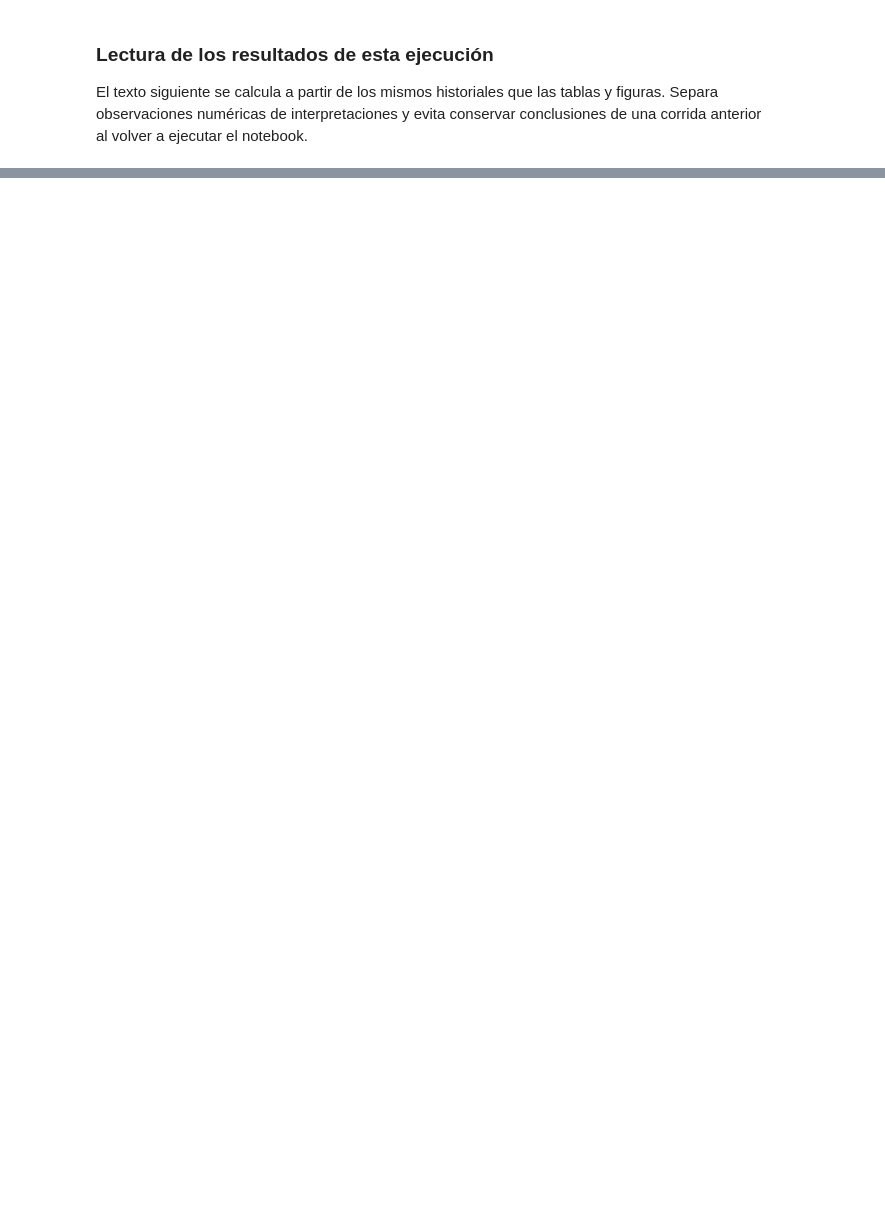
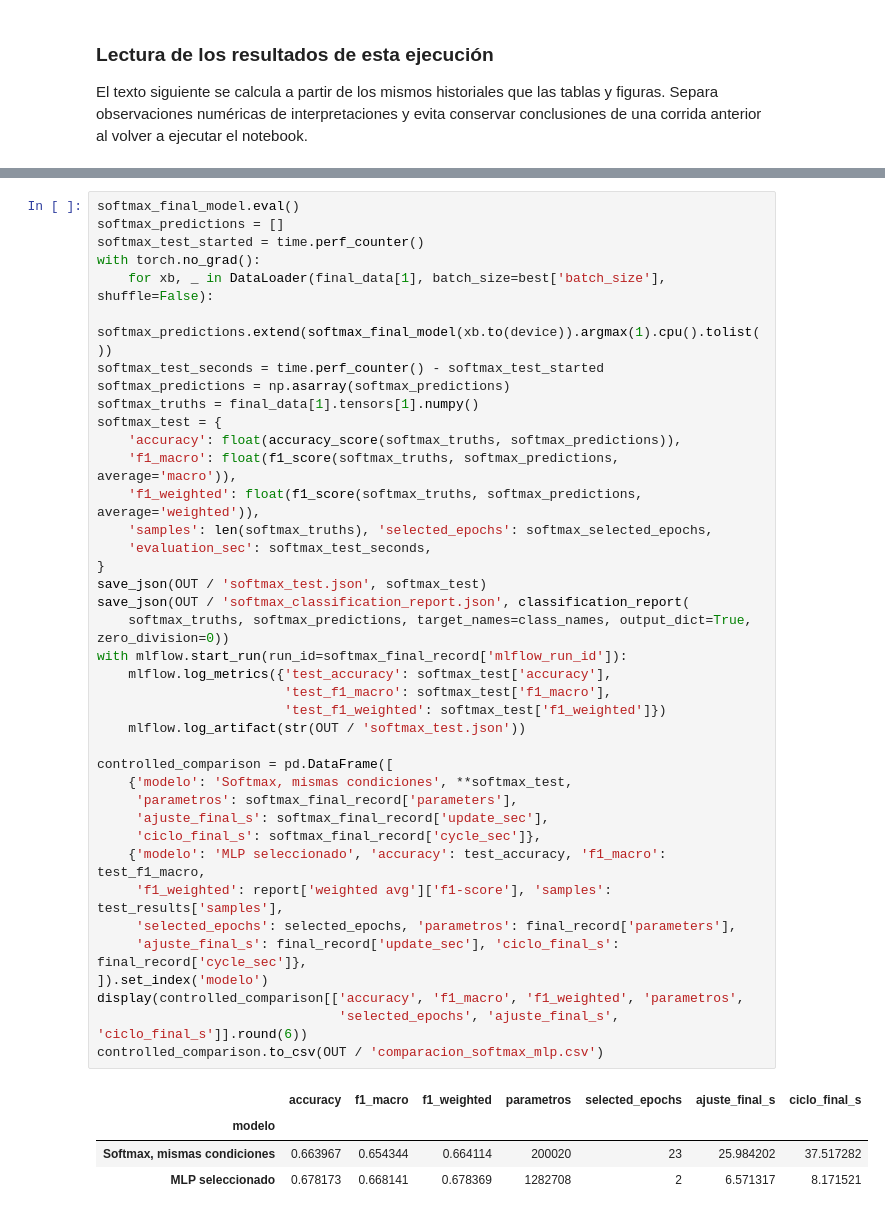
Before and after one commit to AlvaroGCh2020/TP_MLP_AlvaroGCh_61621, a Jupyter notebook: RESUELTO_MLP.ipynb, the cells around one changed output, grey strips where cells are left out. Drawn from its saved outputs; the diff is of its cells as text; blank space fills up the shorter version.

```diff
--- a/RESUELTO_MLP.ipynb
+++ b/RESUELTO_MLP.ipynb
@@ -1282,0 +1415,44 @@ display(Markdown(analysis_text))
+# %%
+softmax_final_model.eval()
+softmax_predictions = []
+softmax_test_started = time.perf_counter()
+with torch.no_grad():
+    for xb, _ in DataLoader(final_data[1], batch_size=best['batch_size'], shuffle=False):
+        softmax_predictions.extend(softmax_final_model(xb.to(device)).argmax(1).cpu().tolist())
+softmax_test_seconds = time.perf_counter() - softmax_test_started
+softmax_predictions = np.asarray(softmax_predictions)
+softmax_truths = final_data[1].tensors[1].numpy()
+softmax_test = {
+    'accuracy': float(accuracy_score(softmax_truths, softmax_predictions)),
+    'f1_macro': float(f1_score(softmax_truths, softmax_predictions, average='macro')),
+    'f1_weighted': float(f1_score(softmax_truths, softmax_predictions, average='weighted')),
+    'samples': len(softmax_truths), 'selected_epochs': softmax_selected_epochs,
+    'evaluation_sec': softmax_test_seconds,
+}
+save_json(OUT / 'softmax_test.json', softmax_test)
+save_json(OUT / 'softmax_classification_report.json', classification_report(
+    softmax_truths, softmax_predictions, target_names=class_names, output_dict=True, zero_division=0))
+with mlflow.start_run(run_id=softmax_final_record['mlflow_run_id']):
+    mlflow.log_metrics({'test_accuracy': softmax_test['accuracy'],
+                        'test_f1_macro': softmax_test['f1_macro'],
+                        'test_f1_weighted': softmax_test['f1_weighted']})
+    mlflow.log_artifact(str(OUT / 'softmax_test.json'))
+
+controlled_comparison = pd.DataFrame([
+    {'modelo': 'Softmax, mismas condiciones', **softmax_test,
+     'parametros': softmax_final_record['parameters'],
+     'ajuste_final_s': softmax_final_record['update_sec'],
+     'ciclo_final_s': softmax_final_record['cycle_sec']},
+    {'modelo': 'MLP seleccionado', 'accuracy': test_accuracy, 'f1_macro': test_f1_macro,
+     'f1_weighted': report['weighted avg']['f1-score'], 'samples': test_results['samples'],
+     'selected_epochs': selected_epochs, 'parametros': final_record['parameters'],
+     'ajuste_final_s': final_record['update_sec'], 'ciclo_final_s': final_record['cycle_sec']},
+]).set_index('modelo')
+display(controlled_comparison[['accuracy', 'f1_macro', 'f1_weighted', 'parametros',
+                               'selected_epochs', 'ajuste_final_s', 'ciclo_final_s']].round(6))
+controlled_comparison.to_csv(OUT / 'comparacion_softmax_mlp.csv')
+# %% [output]
+|  | accuracy | f1_macro | f1_weighted | parametros | selected_epochs | ajuste_final_s | ciclo_final_s |
+| modelo |  |  |  |  |  |  |  |
+| Softmax, mismas condiciones | 0.663967 | 0.654344 | 0.664114 | 200020 | 23 | 25.984202 | 37.517282 |
+| MLP seleccionado | 0.678173 | 0.668141 | 0.678369 | 1282708 | 2 | 6.571317 | 8.171521 |
```
Also changed, not shown: parts of 17 cells of this notebook, 1 other file.
